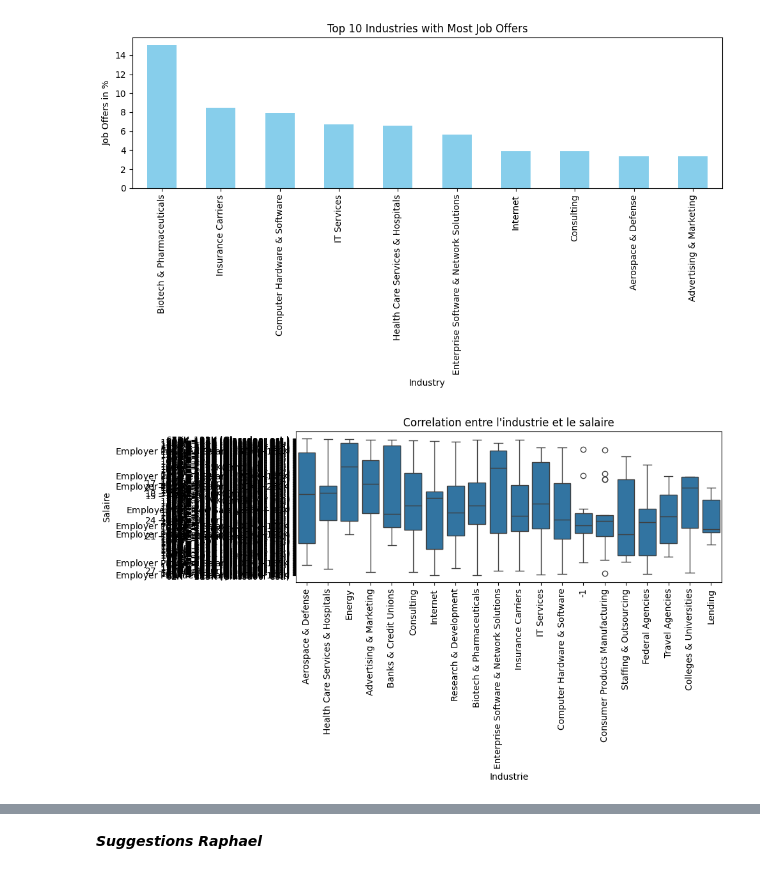
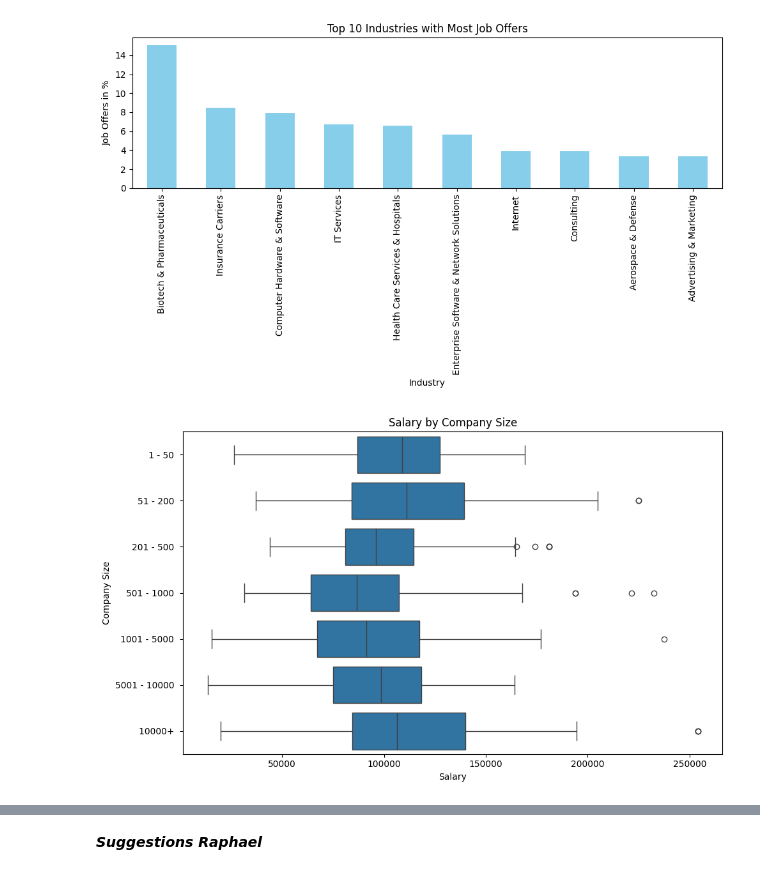
Before and after one commit to datschman/DataScientist, a Jupyter notebook: notebooks/website_content.ipynb, the cells around one changed output, grey strips where cells are left out. Drawn from its saved outputs; the diff is of its cells as text; code cells hidden in the pictures.

```diff
--- a/notebooks/website_content.ipynb
+++ b/notebooks/website_content.ipynb
@@ -113,21 +153,43 @@ plt.tight_layout()
 plt.show()
 # %% [output]
 [figure]
-# %%
-# 4. Correlation entre l'industrie et le salaire
-plt.figure(figsize=(10, 6))
-industry_job_offers = data2['Industry'].value_counts().head(20).index
-industry_salaries = data2[data2['Industry'].isin(industry_job_offers)]
-
-sns.boxplot(x='Industry', y='Salary Estimate', data=industry_salaries)
-plt.title('Correlation entre l\'industrie et le salaire')
-plt.xlabel('Industrie')
-plt.ylabel('Salaire')
-plt.xticks(rotation=90)
-plt.tight_layout()
-plt.show()
-
-
-#good chart, what happend on the left, possible to clean up? make values readable (not vertical).
-# %% [output]
-[figure, removed]
+# %%
+# 2. Correlation entre la taille des entreprises et le salaire
+# Correct the size mapping dictionary to match the cleaned values
+size_mapping = {
+    '1 - 50 ': 50,
+    '51 - 200 ': 200,
+    '201 - 500 ': 500,
+    '501 - 1000 ': 1000,
+    '1001 - 5000 ': 5000,
+    '5001 - 10000 ': 10000,
+    '10000+ ': 10001,  # Betrachten Sie 10000+ als 10001 für Sortierzwecke
+    #'unknown': 0  # Betrachten Sie 'unknown' als 0 für Sortierzwecke
+}
+
+# Map the 'Size' column to numerical values
+data2['Size_numeric'] = data2['Size'].map(size_mapping)
+
+# Function to clean and extract salary estimates
+def extract_salary(salary_str):
+    match = re.search(r'\$([0-9K]+)-\$([0-9K]+)', salary_str)
+    if match:
+        low, high = match.groups()
+        low = int(low.replace('K', '')) * 1000
+        high = int(high.replace('K', '')) * 1000
+        return (low + high) / 2
+    return None
+
+# Clean and transform the 'Salary Estimate' column
+data2['Salary Estimate Cleaned'] = data2['Salary Estimate'].apply(extract_salary)
+
+# Plotting correlation between company size and salary
+plt.figure(figsize=(10, 6))
+sns.boxplot(y='Size', x='Salary Estimate Cleaned', data=data2, order=size_mapping.keys())
+plt.title('Salary by Company Size')
+plt.xlabel('Salary')
+plt.ylabel('Company Size')
+plt.tight_layout()
+plt.show()
+# %% [output]
+[figure, added]
```
Also changed, not shown: parts of 3 cells of this notebook, 4 other files.
